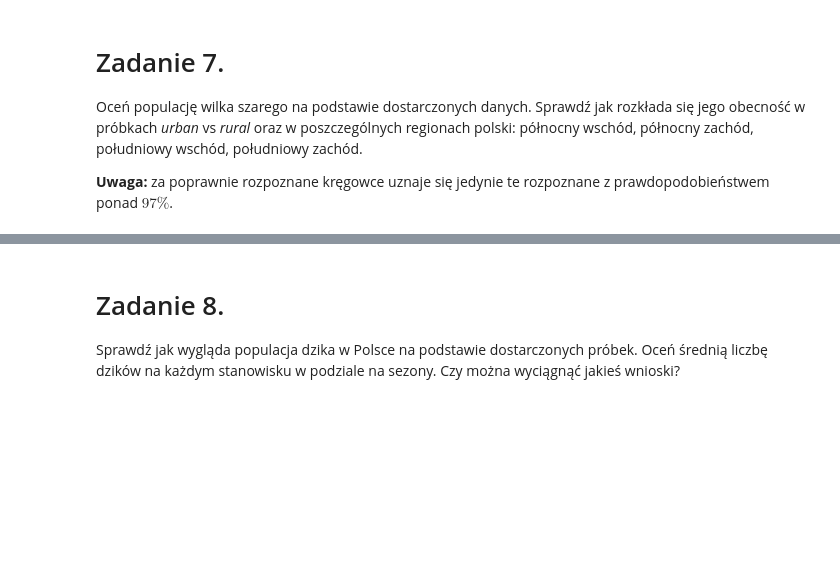
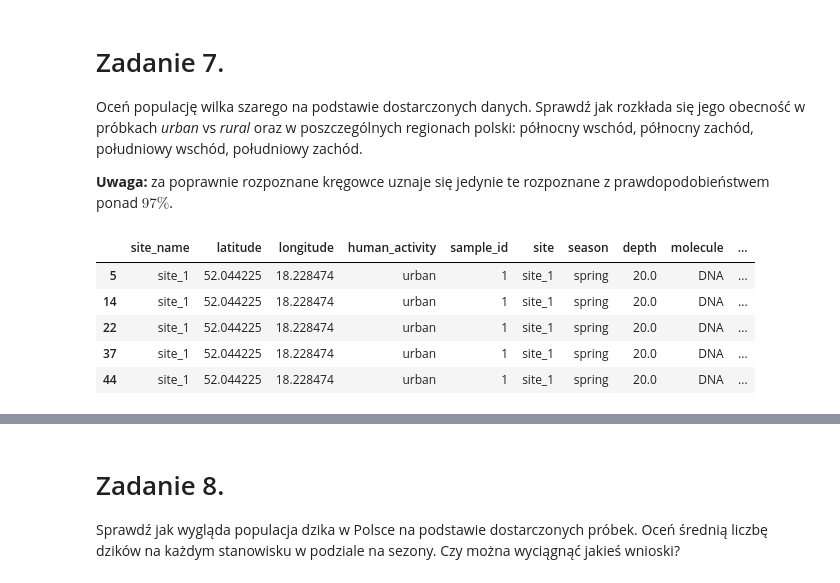
Before and after one commit to ligusoliwia/podstawy_programowania, a Jupyter notebook: SEM2/moduły_python/prace_domowe/pandas_2.ipynb, the cells around one changed output, grey strips where cells are left out. Saved outputs shown, nothing was run; the diff lists cells and outputs as text; code cells hidden in the pictures; blank space fills up the shorter version.

```diff
--- a/SEM2/moduły_python/prace_domowe/pandas_2.ipynb
+++ b/SEM2/moduły_python/prace_domowe/pandas_2.ipynb
@@ -697,5 +676,15 @@ Oceń populację wilka szarego na podstawie dostarczonych danych. Sprawdź jak r
 # %%
 #wilk szary - canis lupus
 wilk = tax_full[tax_full["taxonomy_name"] == "Canis lupus"]
 wilk = wilk[wilk["percentage"] > 97]
 wilk_hashlist = wilk["hash_id"].to_list()
+#tablica z wilczkami wszystko
+woof = st_smpl_biom[st_smpl_biom["hash_id"].isin(wilk_hashlist)]
+woof.head()
+# %% [output]
+|  | site_name | latitude | longitude | human_activity | sample_id | site | season | depth | molecule | ... |
+| 5 | site_1 | 52.044225 | 18.228474 | urban | 1 | site_1 | spring | 20.0 | DNA | ... |
+| 14 | site_1 | 52.044225 | 18.228474 | urban | 1 | site_1 | spring | 20.0 | DNA | ... |
+| 22 | site_1 | 52.044225 | 18.228474 | urban | 1 | site_1 | spring | 20.0 | DNA | ... |
+| 37 | site_1 | 52.044225 | 18.228474 | urban | 1 | site_1 | spring | 20.0 | DNA | ... |
+| 44 | site_1 | 52.044225 | 18.228474 | urban | 1 | site_1 | spring | 20.0 | DNA | ... |
```
Also changed, not shown: parts of 12 cells of this notebook.
